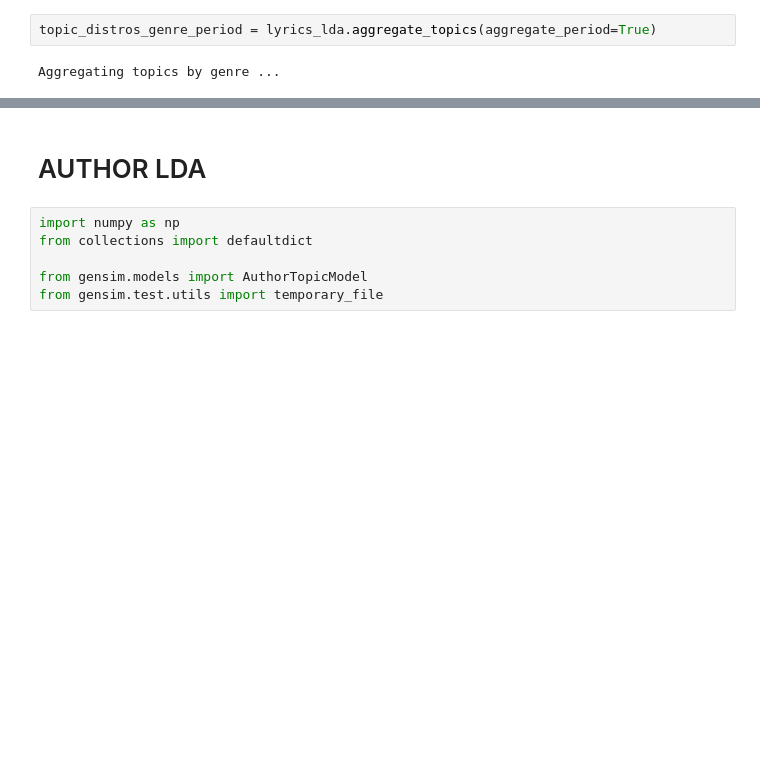
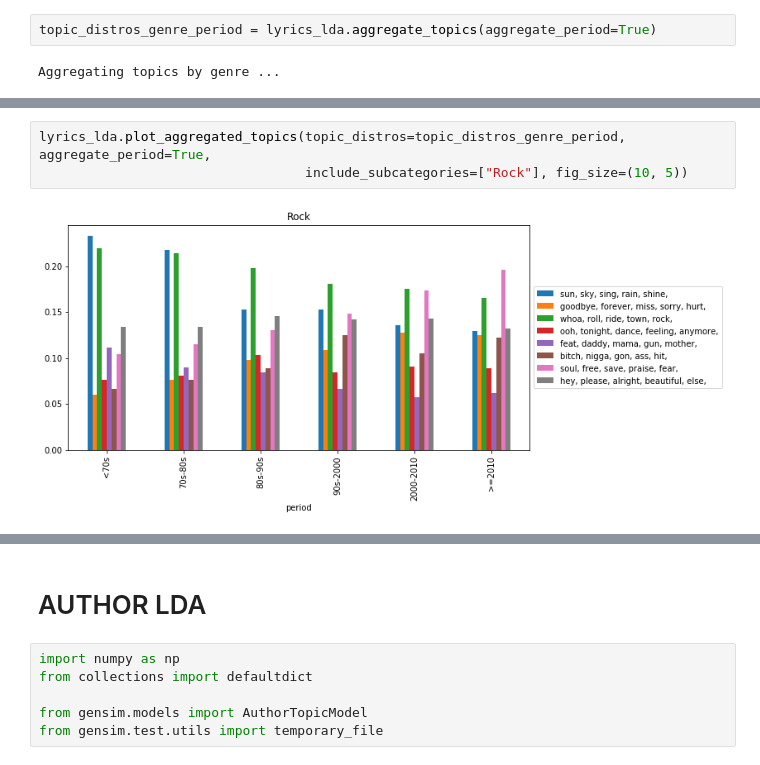
Before and after one commit to lucamasserano/lyrics_nlp, a Jupyter notebook: lda.ipynb, the cells around one changed output, grey strips where cells are left out. Cells and saved outputs as stored; diff of their text form; blank space fills up the shorter version.

```diff
--- a/lda.ipynb
+++ b/lda.ipynb
@@ -516,0 +523,5 @@ Plotting for each group ...
+# %%
+lyrics_lda.plot_aggregated_topics(topic_distros=topic_distros_genre_period, aggregate_period=True,
+                                  include_subcategories=["Rock"], fig_size=(10, 5))
+# %% [output]
+[figure, added]
```
Also changed, not shown: parts of 19 cells of this notebook, 6 other files.
